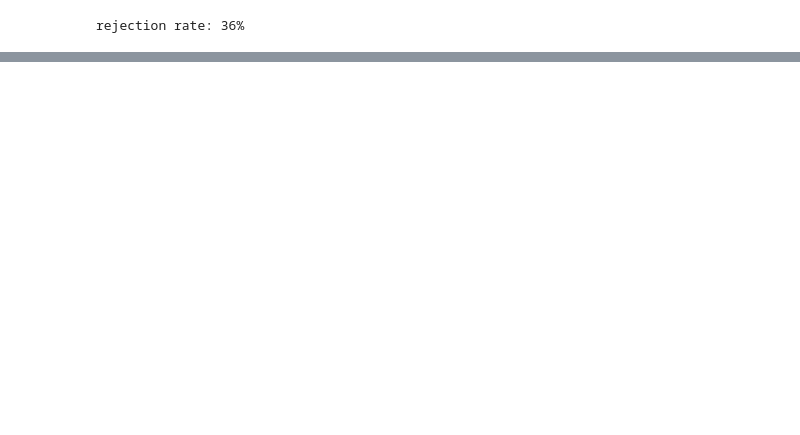
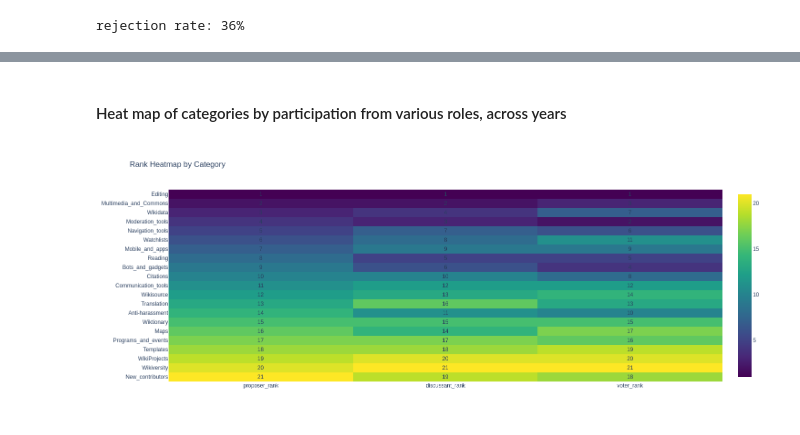
Before and after one commit to wikimedia-research/community-wishlist-historical-metrics-2023, a Jupyter notebook: 04-analysis.ipynb, the cells around one changed output, grey strips where cells are left out. Cells and saved outputs as stored; diff of their text form; code cells hidden in the pictures; blank space fills up the shorter version.

```diff
--- a/04-analysis.ipynb
+++ b/04-analysis.ipynb
@@ -216,0 +517,12 @@ categories_by_year
+# %%
+# rank category by participation for each role
+
+def generate_ranks(filter_col, filter_var, rank_column, base_df):
+    df = base_df[base_df[filter_col] == filter_var].sort_values(rank_column, ascending=False)
+    df = perc_cumsum(df, rank_column).sort_values('percent', ascending=False, ignore_index=True)
+    df = df.reset_index().rename({'index': f'{filter_var}_rank'}, axis=1)
+    df[f'{filter_var}_rank'] = df[f'{filter_var}_rank'] + 1
+    return df
+# %%
+proposers_by_category = generate_ranks('role', 'proposer', 'users', overall_roles)
+display_dfs_parallel({'Top 10 categories of participation for proposers': proposers_by_category.head(10)}, df_title_bold=True)
@@ -216,0 +542,3 @@ categories_by_year
+# %%
+discussants_by_category = generate_ranks('role', 'discussant', 'users', overall_roles)
+display_dfs_parallel({'Top 10 categories of participation for discussants': discussants_by_category.head(10)}, df_title_bold=True)
@@ -216,0 +558,3 @@ categories_by_year
+# %%
+voters_by_category = generate_ranks('role', 'voter', 'users', overall_roles)
+display_dfs_parallel({'Top 10 categories of participation for voters': voters_by_category.head(10)}, df_title_bold=True)
@@ -217 +574,63 @@ categories_by_year
+# %% [markdown]
+#### Heat map of categories by participation from various roles, across years
+# %%
+roles_ranking = (
+    pd
+    .merge(
+        pd
+        .merge(
+            proposers_by_category.iloc[:, :2],
+            discussants_by_category.iloc[:, :2],
+            on='category'),
+        voters_by_category.iloc[:, :2],
+        on='category')
+)
+
+df = roles_ranking.copy()
+df = df.sort_values(by='proposer_rank', ascending=False)
+
+categories = df['category'].unique()
+
+data = {
+    'proposer_rank': df.set_index('category')['proposer_rank'].to_dict(),
+    'discussant_rank': df.set_index('category')['discussant_rank'].to_dict(),
+    'voter_rank': df.set_index('category')['voter_rank'].to_dict()
+}
+
+x_labels = ['proposer_rank', 'discussant_rank', 'voter_rank']
+y_labels = categories.tolist()
+z = [
+    [data[x][y] for x in x_labels] for y in y_labels
+]
+annotations = []
+
+for i, cat in enumerate(y_labels):
+    for j, rank_type in enumerate(x_labels):
+        annotations.append({
+            'x': rank_type,
+            'y': cat,
+            'text': str(data[rank_type][cat]),
+            'xref': 'x1',
+            'yref': 'y1',
+            'showarrow': False
+        })
+
+fig = go.Figure(data=go.Heatmap(
+    z=z,
+    x=x_labels,
+    y=y_labels,
+    colorscale='Viridis',
+    showscale=True
+))
+
+fig.update_layout(
+    title='Rank Heatmap by Category',
+    annotations=annotations,
+    height=600,
+    width=iplot_width
+)
+
+iplot(fig, config=iplot_config)
+# %% [output]
+[figure, added]
 # %% [markdown]
```
Also changed, not shown: parts of 189 cells of this notebook, 12 other files.
